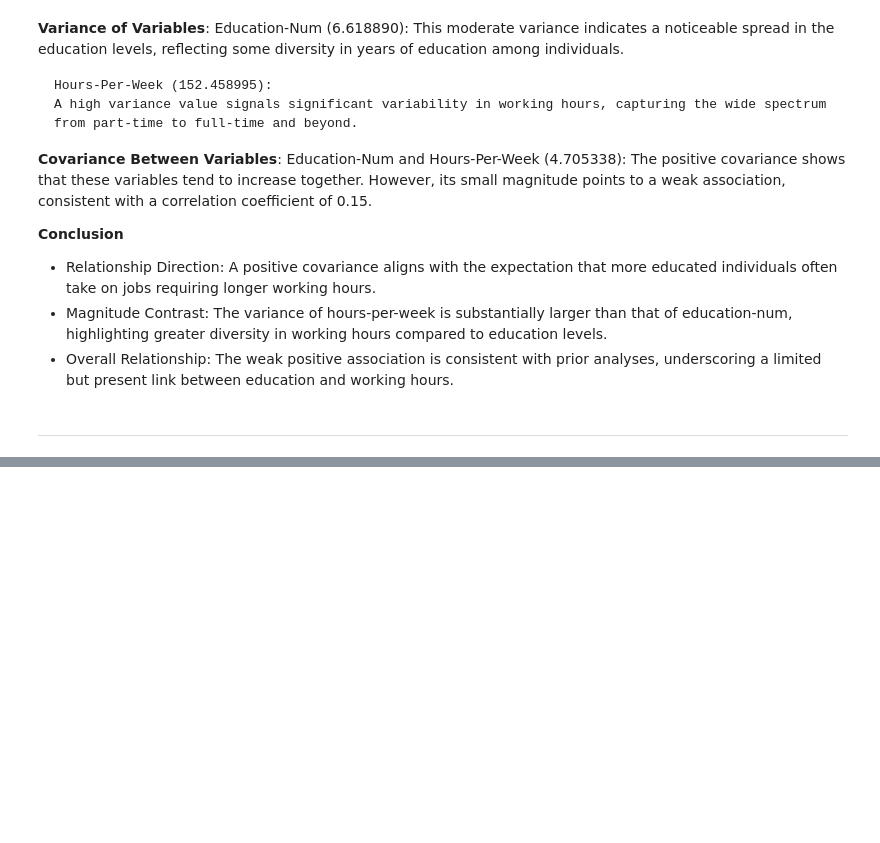
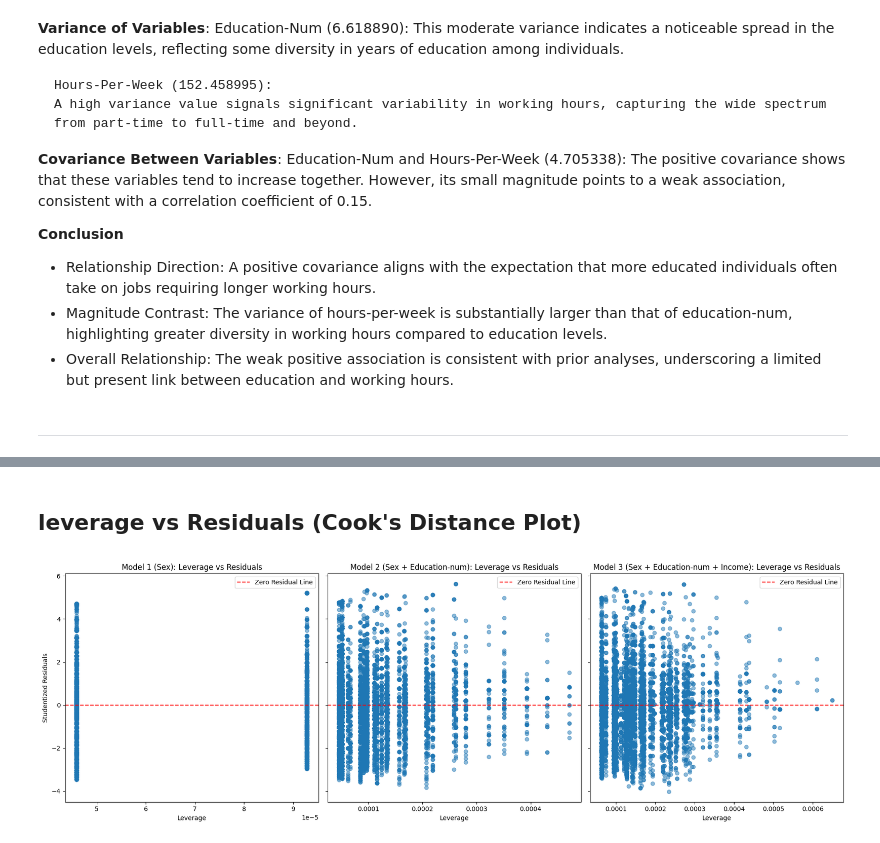
Before and after one commit to omar-bay/AAI614_Baayoun, a Jupyter notebook: week 4/project 1/Project_1-census_income.ipynb, the cells around one changed output, grey strips where cells are left out. Drawn from its saved outputs; the diff is of its cells as text; code cells hidden in the pictures; blank space fills up the shorter version.

```diff
--- a/week 4/project 1/Project_1-census_income.ipynb
+++ b/week 4/project 1/Project_1-census_income.ipynb
@@ -518,0 +687,49 @@ hours-per-week       4.705338      152.458995
+# %% [markdown]
+## leverage vs Residuals (Cook's Distance Plot)
+# %%
+import statsmodels.api as sm
+
+# Function to calculate leverage and residuals
+def get_cooks_distance_data(X, y):
+    X = sm.add_constant(X)  # Add constant term for statsmodels
+    model = sm.OLS(y, X).fit()
+    influence = model.get_influence()
+    leverage = influence.hat_matrix_diag
+    studentized_residuals = influence.resid_studentized
+    return leverage, studentized_residuals
+
+# Calculate data for each model
+leverage_1, resid_1 = get_cooks_distance_data(X1, y)
+leverage_2, resid_2 = get_cooks_distance_data(X2, y)
+leverage_3, resid_3 = get_cooks_distance_data(X3, y)
+
+# Create a figure with subplots
+fig, axes = plt.subplots(1, 3, figsize=(18, 6), sharey=True)
+
+# Plot for Model 1
+axes[0].scatter(leverage_1, resid_1, alpha=0.5)
+axes[0].set_title("Model 1 (Sex): Leverage vs Residuals")
+axes[0].set_xlabel("Leverage")
+axes[0].set_ylabel("Studentized Residuals")
+axes[0].axhline(0, color='red', linestyle='--', label="Zero Residual Line")
+axes[0].legend()
+
+# Plot for Model 2
+axes[1].scatter(leverage_2, resid_2, alpha=0.5)
+axes[1].set_title("Model 2 (Sex + Education-num): Leverage vs Residuals")
+axes[1].set_xlabel("Leverage")
+axes[1].axhline(0, color='red', linestyle='--', label="Zero Residual Line")
+axes[1].legend()
+
+# Plot for Model 3
+axes[2].scatter(leverage_3, resid_3, alpha=0.5)
+axes[2].set_title("Model 3 (Sex + Education-num + Income): Leverage vs Residuals")
+axes[2].set_xlabel("Leverage")
+axes[2].axhline(0, color='red', linestyle='--', label="Zero Residual Line")
+axes[2].legend()
+
+# Adjust layout
+plt.tight_layout()
+plt.show()
+# %% [output]
+[figure, added]
```
Also changed, not shown: parts of 11 cells of this notebook.
